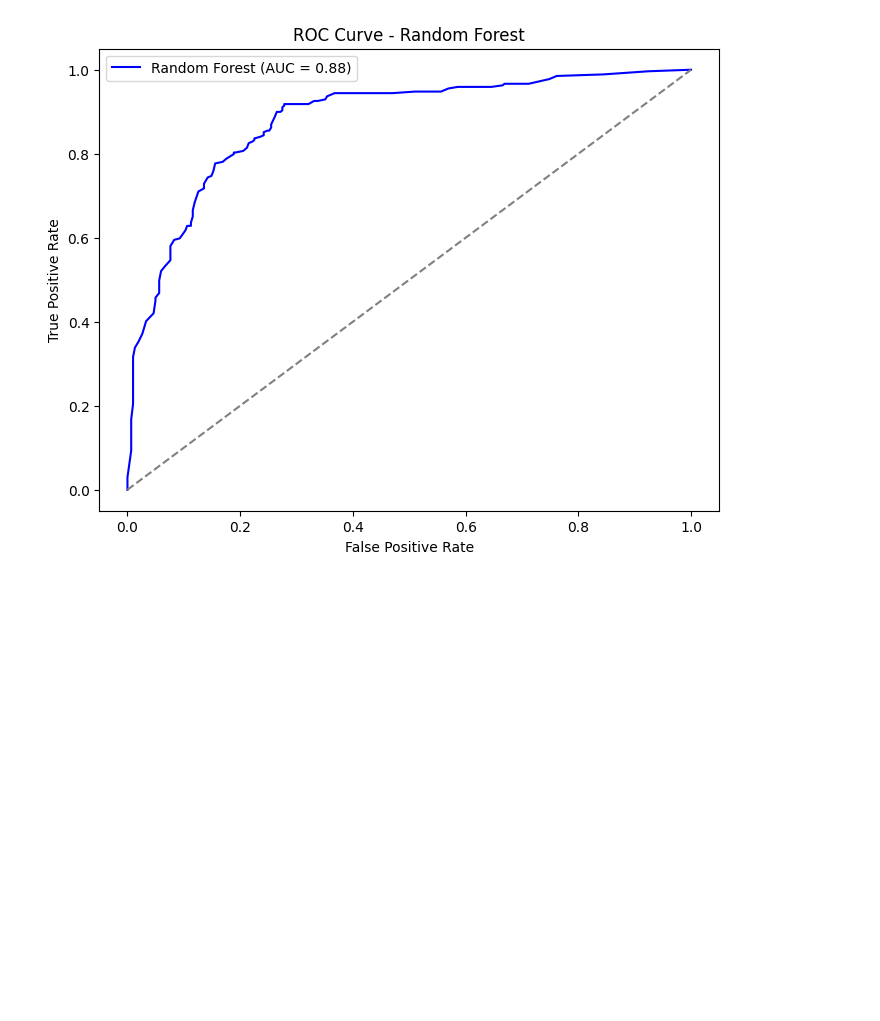
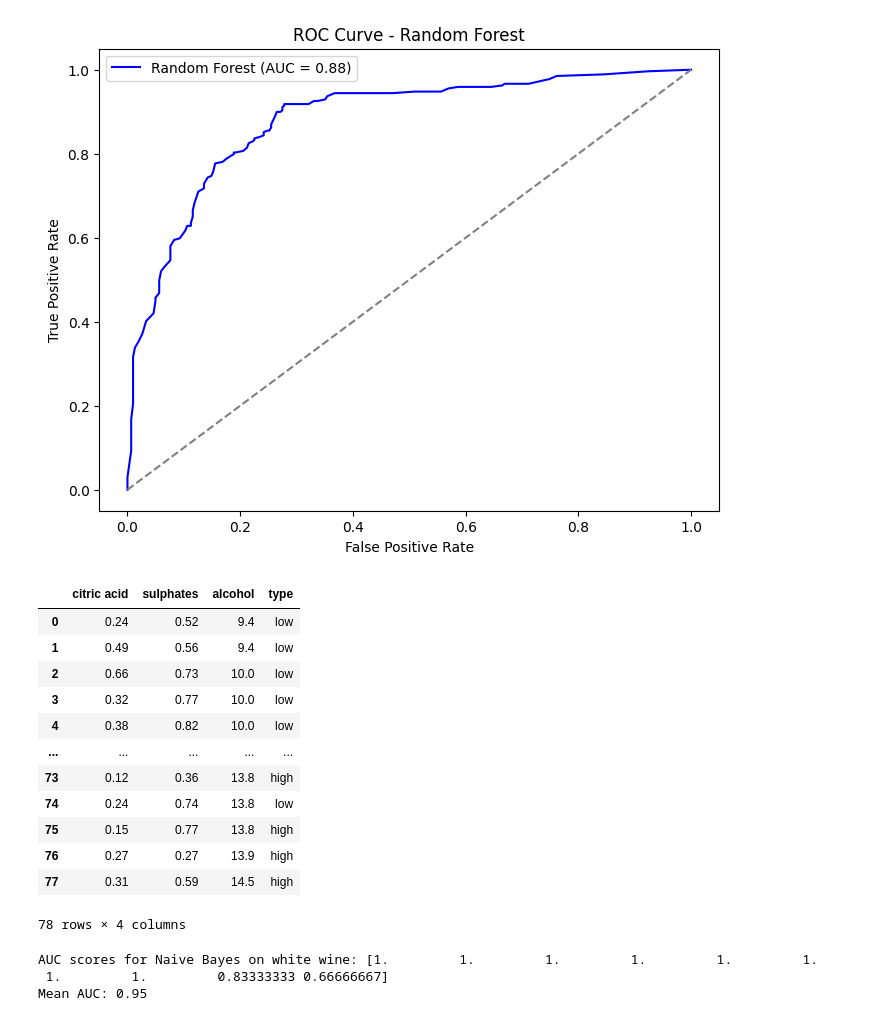
Before and after one commit to Shubham91999/WineAI, a Jupyter notebook: Untitled-1.ipynb, the cells around one changed output. Cells and saved outputs as stored; diff of their text form; code cells hidden in the pictures; blank space fills up the shorter version.

Commit message:
Done with Naive bayes

```diff
--- a/Untitled-1.ipynb
+++ b/Untitled-1.ipynb
@@ -108,3 +108,20 @@ plt.legend()
 plt.show()
 # %% [output]
 [figure]
+# %%
+df2 = pd.read_csv("white_wine.csv")
+df2
+# %% [output]
+|  | citric acid | sulphates | alcohol | type |
+| 0 | 0.24 | 0.52 | 9.4 | low |
+| 1 | 0.49 | 0.56 | 9.4 | low |
+| 2 | 0.66 | 0.73 | 10.0 | low |
+| 3 | 0.32 | 0.77 | 10.0 | low |
+| 4 | 0.38 | 0.82 | 10.0 | low |
+| ... | ... | ... | ... | ... |
+| 73 | 0.12 | 0.36 | 13.8 | high |
+| 74 | 0.24 | 0.74 | 13.8 | low |
+| 75 | 0.15 | 0.77 | 13.8 | high |
+| 76 | 0.27 | 0.27 | 13.9 | high |
+| 77 | 0.31 | 0.59 | 14.5 | high |
+78 rows × 4 columns
@@ -110,0 +134,12 @@ plt.show()
+# %%
+# Initialize Naive Bayes model
+nb_model = GaussianNB()
+
+# Evaluate using 10-fold cross-validation
+auc_scores = cross_val_score(nb_model, X_white, y_white, cv=10, scoring='roc_auc')
+print(f"AUC scores for Naive Bayes on white wine: {auc_scores}")
+print(f"Mean AUC: {auc_scores.mean()}")
+# %% [output]
+AUC scores for Naive Bayes on white wine: [1.         1.         1.         1.         1.         1.
+ 1.         1.         0.83333333 0.66666667]
+Mean AUC: 0.95
```
Also changed, not shown: parts of 4 cells of this notebook, 1 other file.
